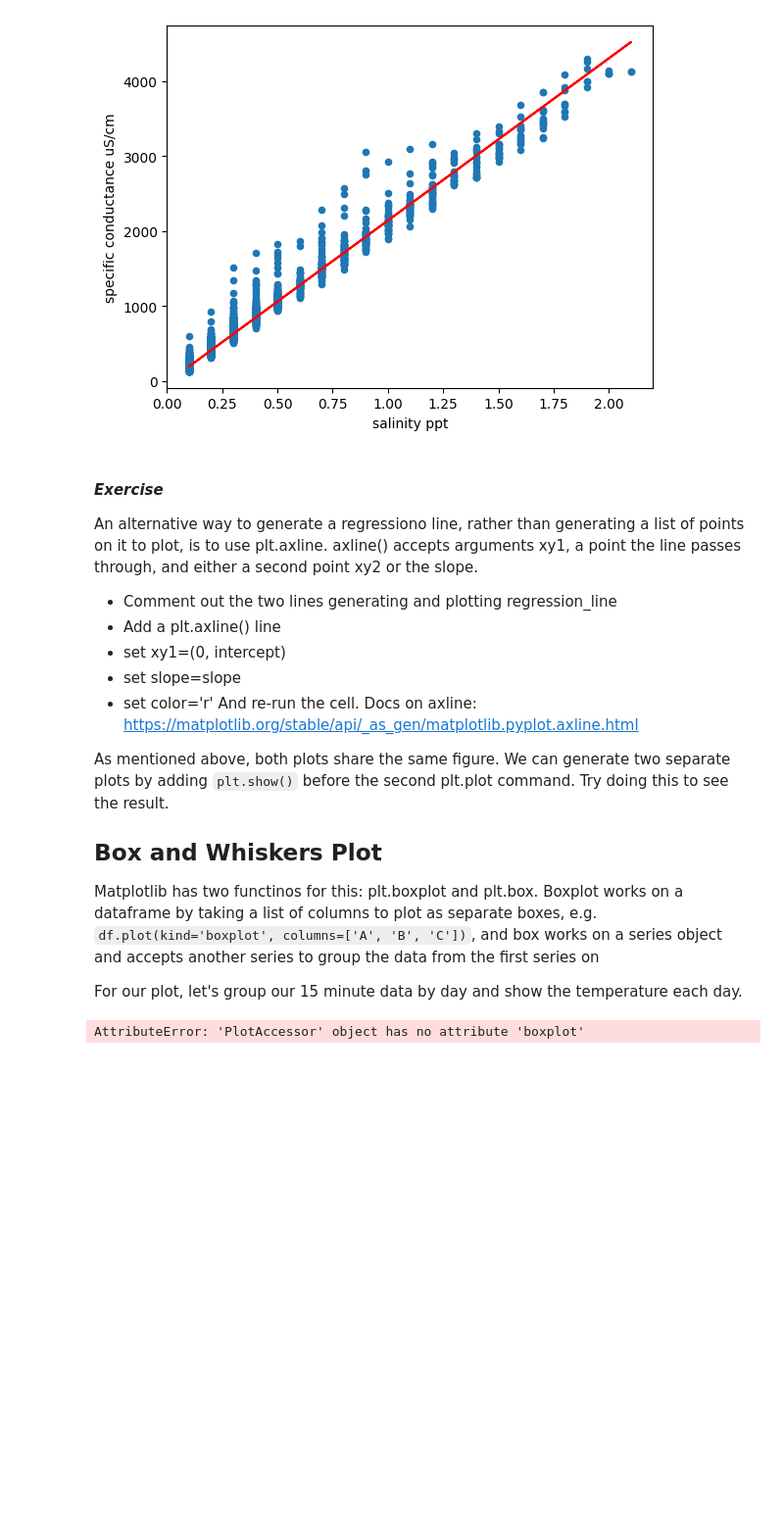
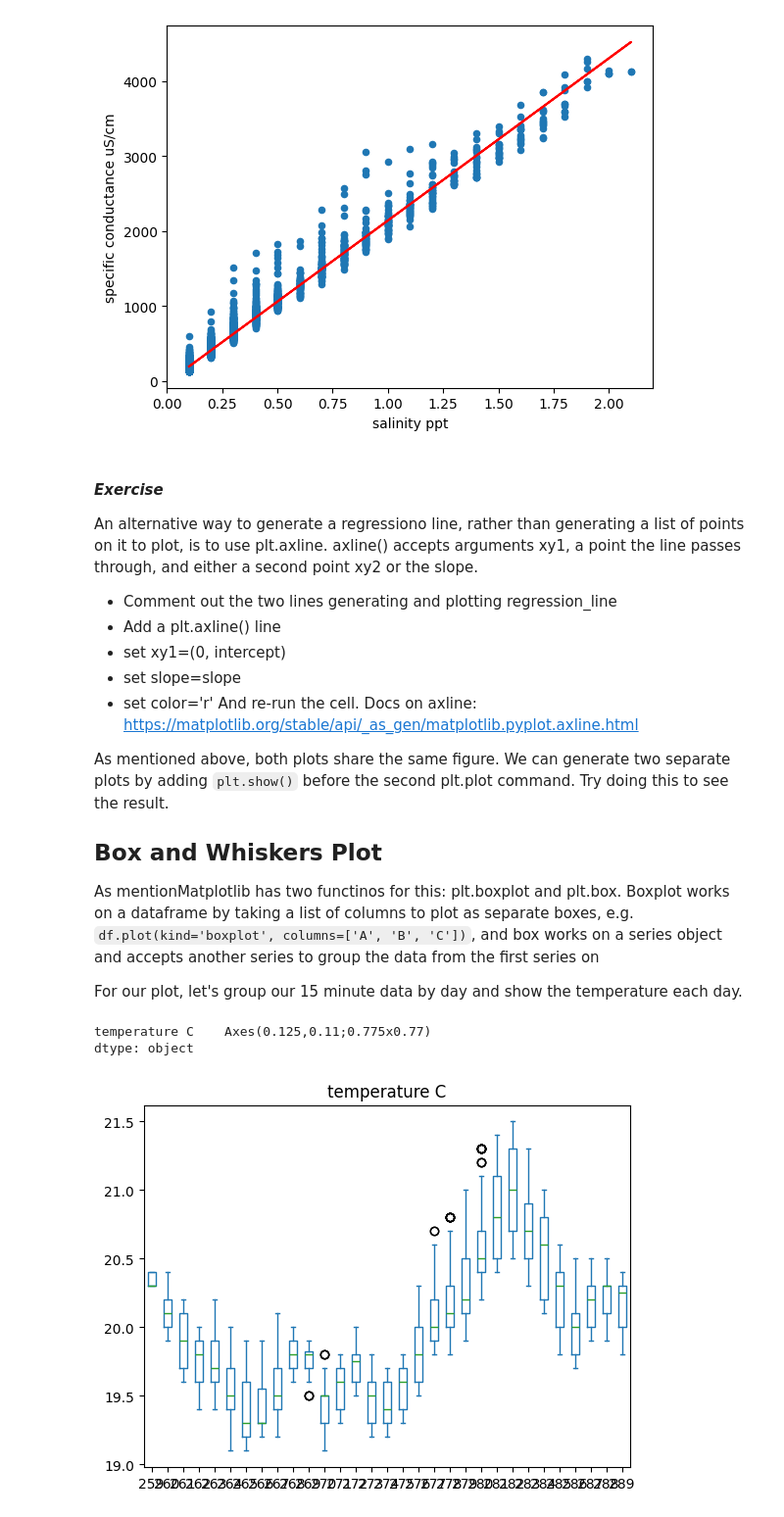
Before and after one commit to a8ksh4/python_workshop, a Jupyter notebook: D3-Pandas_Graphing.ipynb, the cells around one changed output. Shown at 98% size. Saved outputs shown, nothing was run; the diff lists cells and outputs as text; code cells hidden in the pictures; blank space fills up the shorter version.

Commit message:
more plots

```diff
--- a/D3-Pandas_Graphing.ipynb
+++ b/D3-Pandas_Graphing.ipynb
@@ -137,11 +149,21 @@ And re-run the cell. Docs on axline: https://matplotlib.org/stable/api/_as_gen/m
 As mentioned above, both plots share the same figure.  We can generate two separate plots by adding `plt.show()` before the second plt.plot command.  Try doing this to see the result.
 
 ## Box and Whiskers Plot
-Matplotlib has two functinos for this: plt.boxplot and plt.box.  Boxplot works on a dataframe by taking a list of columns to plot as separate boxes, e.g. `df.plot(kind='boxplot', columns=['A', 'B', 'C'])`, and box works on a series object and accepts another series to group the data from the first series on
+As mentionMatplotlib has two functinos for this: plt.boxplot and plt.box.  Boxplot works on a dataframe by taking a list of columns to plot as separate boxes, e.g. `df.plot(kind='boxplot', columns=['A', 'B', 'C'])`, and box works on a series object and accepts another series to group the data from the first series on
 
 For our plot, let's group our 15 minute data by day and show the temperature each day.
-# %%
-tol['dayofyear'] = tol.index.dayofyear
-tol.plot.boxplot(y='temperature C', by='dayofyear')
-# %% [output]
-AttributeError: 'PlotAccessor' object has no attribute 'boxplot'
+# %%
+tol['dayofyear'] = tol.index.dayofyear
+
+# These three are all pretty much equivelant:
+tol[['dayofyear', 'temperature C']].plot.box(by='dayofyear')
+# tol[['dayofyear', 'temperature C']].boxplot(by='dayofyear')
+# tol[['dayofyear', 'temperature C']].plot(kind='box', by='dayofyear')
+
+# An example using pyplot directly:
+# grouped_data = tol.groupby('dayofyear')['temperature C'].apply(list)
+# plt.boxplot(grouped_data, tick_labels=grouped_data.index)
+# %% [output]
+temperature C    Axes(0.125,0.11;0.775x0.77)
+dtype: object
+[figure, added]
```
Also changed, not shown: parts of 11 cells of this notebook.
